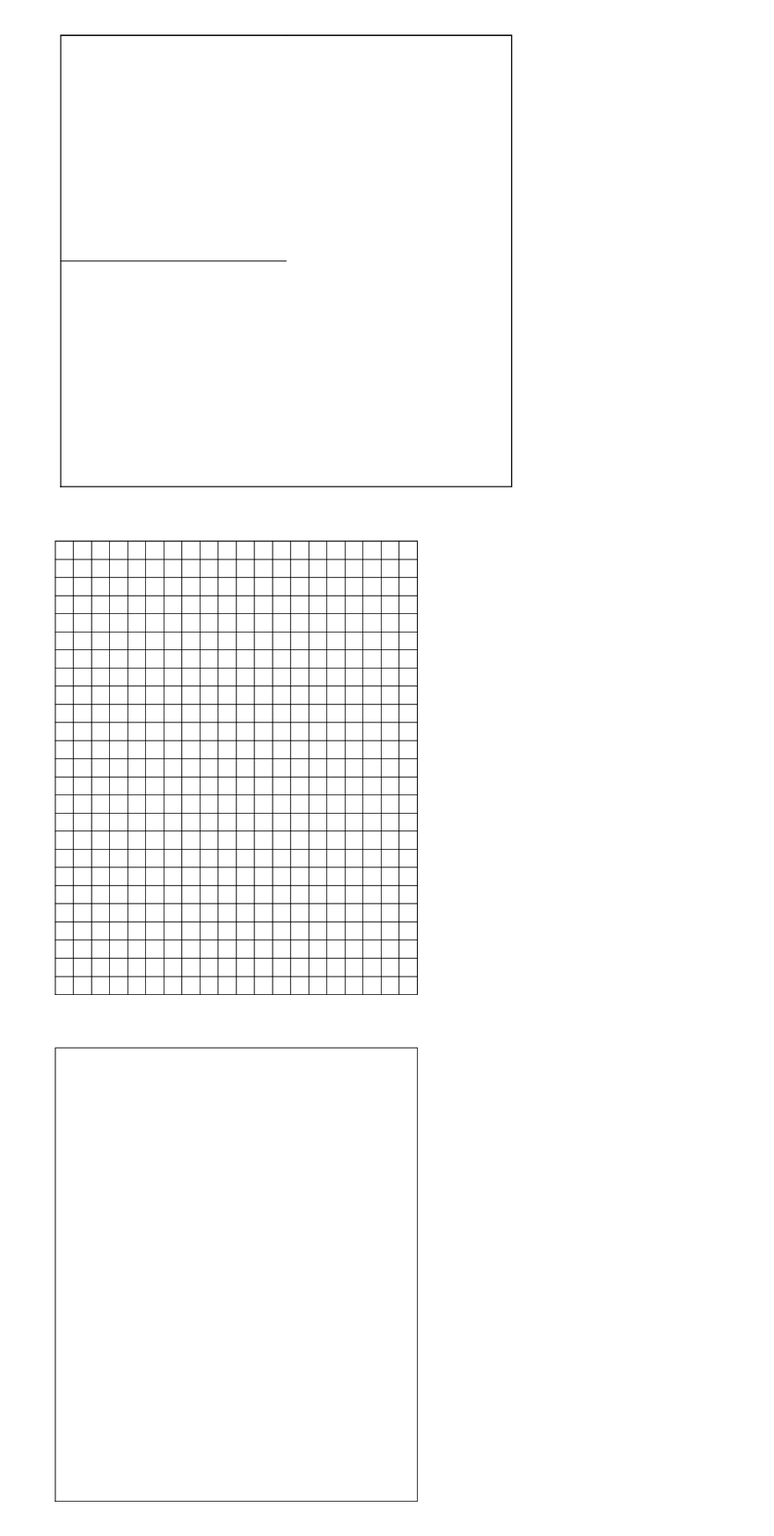
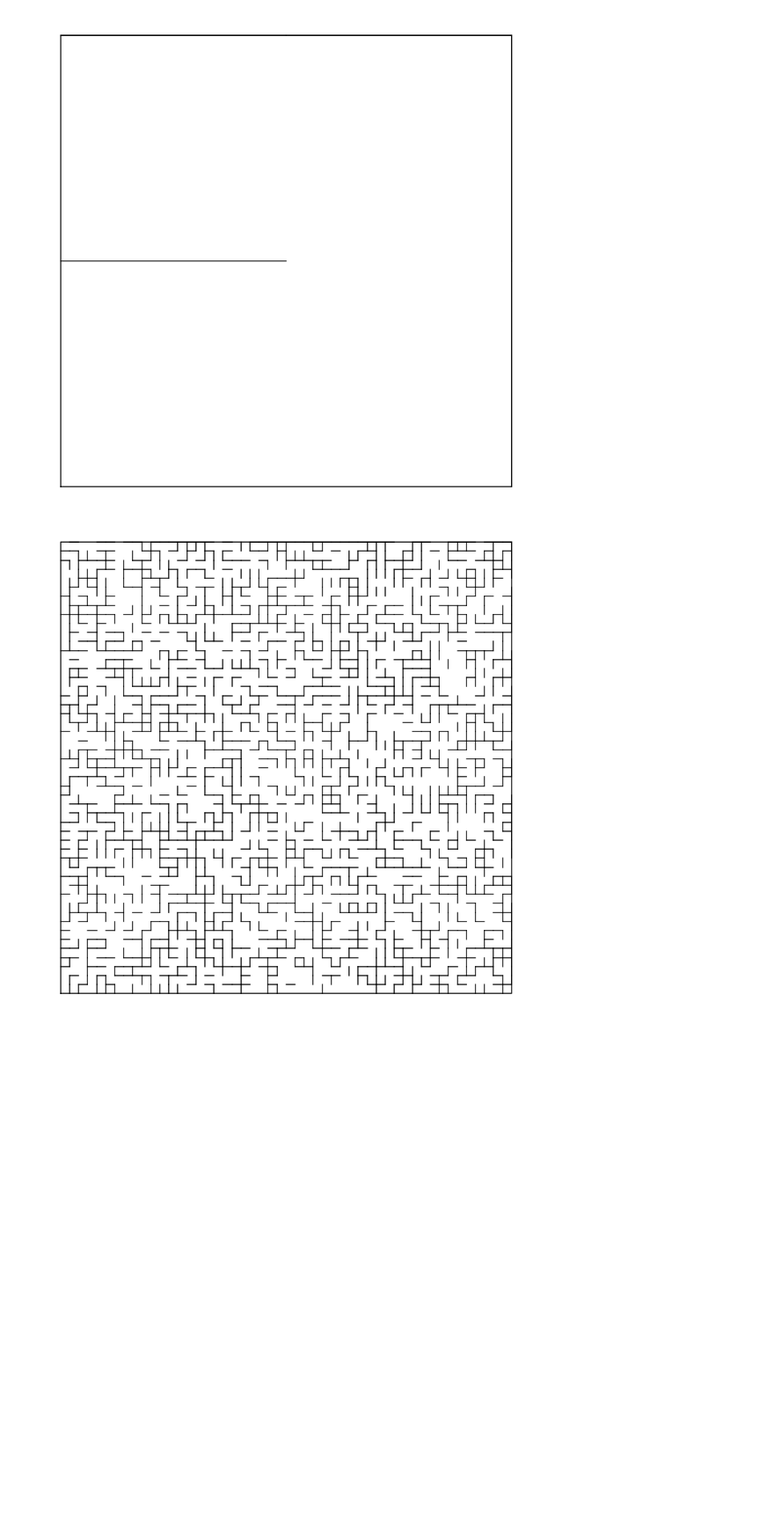
Before and after one commit to athaleuba/tp-debutants-maze, a Jupyter notebook: mazes.ipynb, the cells around one changed output. Shown at 88% size. Drawn from its saved outputs; the diff is of its cells as text; code cells hidden in the pictures; blank space fills up the shorter version.

```diff
--- a/mazes.ipynb
+++ b/mazes.ipynb
@@ -27,31 +27,52 @@ display_maze((vertices, edges, weights))
 # %%
 from itertools import product
 
 def full_maze(width, height):
     vertices = set(product(range(width), range(height)))
     edges = set()
     weights = {}
     return vertices, edges, weights
 
 
-display_maze(full_maze(20, 25))
+#display_maze(full_maze(20, 25))
 
 def empty_maze(width, height):
     vertices = set(product(range(width), range(height)))
     edges = set()
     for w, h in vertices:
         edges.add(((w, h), (w+1, h)))
         edges.add(((w, h), (w, h+1)))
         edges.add(((w, h), (w-1, h)))
         edges.add(((w, h), (w, h-1)))
     weights = {}
+    for edge in edges:
+        weights[edge] = 1
     return vertices, edges, weights
 
 
-display_maze(empty_maze(4, 5))
+#display_maze(empty_maze(4, 5))
 
-def reachable_set(maze, origin):
-    reachable = set()
+def random_maze(width, height):
+    vertices = set(product(range(width), range(height)))
+    edges = set()
+    for w, h in vertices:
+        if random.randint(0, 2) == 1:
+            edges.add(((w, h), (w+1, h)))
+            edges.add(((w+1, h), (w, h)))
+        if random.randint(0, 2) == 1:
+            edges.add(((w, h), (w, h+1)))
+            edges.add(((w, h+1), (w, h)))
+        if random.randint(0, 2) == 1:
+            edges.add(((w, h), (w-1, h)))
+            edges.add(((w-1, h), (w, h)))
+        if random.randint(0, 2) == 1:
+            edges.add(((w, h), (w, h-1)))
+            edges.add(((w, h-1), (w, h)))
+    weights = {}
+    for edge in edges:
+        weights[edge] = 1
+    return vertices, edges, weights
+
+display_maze(random_maze(50, 50))
 # %% [output]
-[figure, old version]
+[figure, new version]
-[figure, removed]
```
Also changed, not shown: parts of 1 cell of this notebook.
